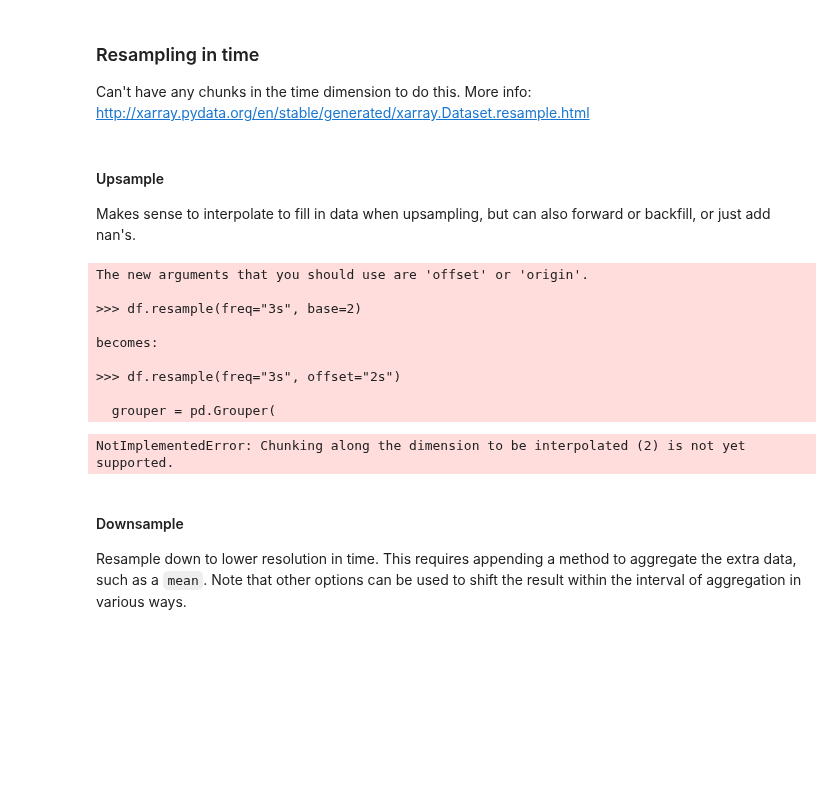
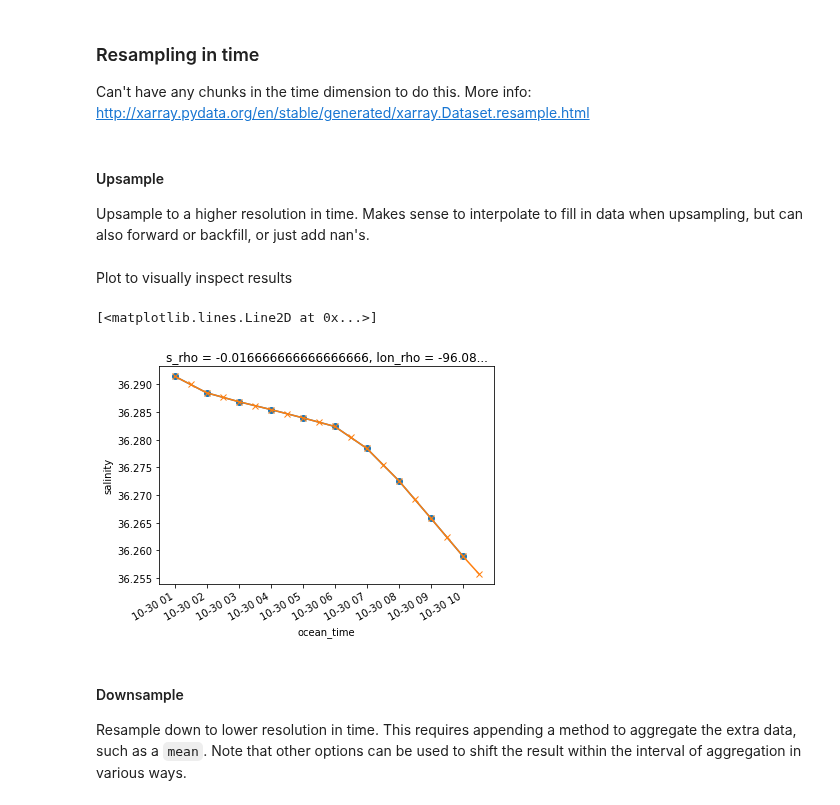
Before and after one commit to xoceanmodel/xroms, a Jupyter notebook: examples/calc.ipynb, the cells around one changed output. Drawn from its saved outputs; the diff is of its cells as text; code cells hidden in the pictures; blank space fills up the shorter version.

```diff
--- a/examples/calc.ipynb
+++ b/examples/calc.ipynb
@@ -553,23 +343,17 @@ Can't have any chunks in the time dimension to do this. More info: http://xarray
 # %% [markdown]
 #### Upsample
 
-Makes sense to interpolate to fill in data when upsampling, but can also forward or backfill, or just add nan's.
+Upsample to a higher resolution in time. Makes sense to interpolate to fill in data when upsampling, but can also forward or backfill, or just add nan's.
 # %%
-dstest = ds.resample(ocean_time='30min').interpolate()
+dstest = ds.resample(ocean_time='30min', restore_coord_dims=True, keep_attrs=True).interpolate()
-# %% [output]
-The new arguments that you should use are 'offset' or 'origin'.
-
->>> df.resample(freq="3s", base=2)
-
-becomes:
-
->>> df.resample(freq="3s", offset="2s")
-
-  grouper = pd.Grouper(
-NotImplementedError: Chunking along the dimension to be interpolated (2) is not yet supported.
+# %% [markdown]
+Plot to visually inspect results
 # %%
-ds.salt.xroms.isel(eta=30, xi=20, s=-1, t=slice(0,10)).plot(marker='o')
-dstest.salt.xroms.isel(eta=30, xi=20, s=-1, t=slice(0,20)).plot(marker='x')
+ds.salt.cf.isel(Y=30, X=20, Z=-1, T=slice(0,10)).plot(marker='o')
+dstest.salt.cf.isel(Y=30, X=20, Z=-1).isel(ocean_time=slice(0,20)).plot(marker='x')
+# %% [output]
+[<matplotlib.lines.Line2D at 0x...>]
+[figure, added]
 # %% [markdown]
 #### Downsample
 
```
Also changed, not shown: parts of 57 cells of this notebook, 12 other files.
